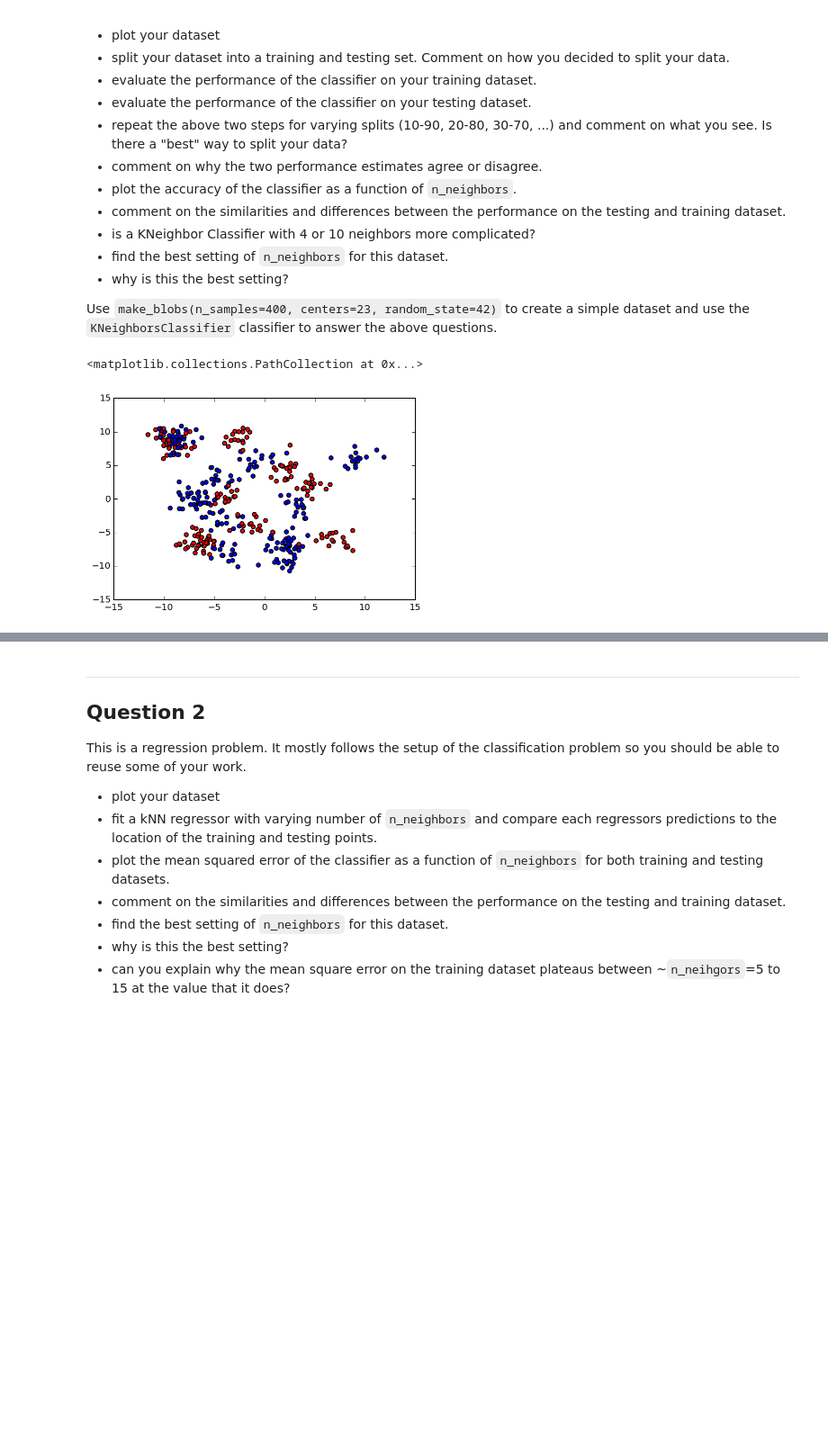
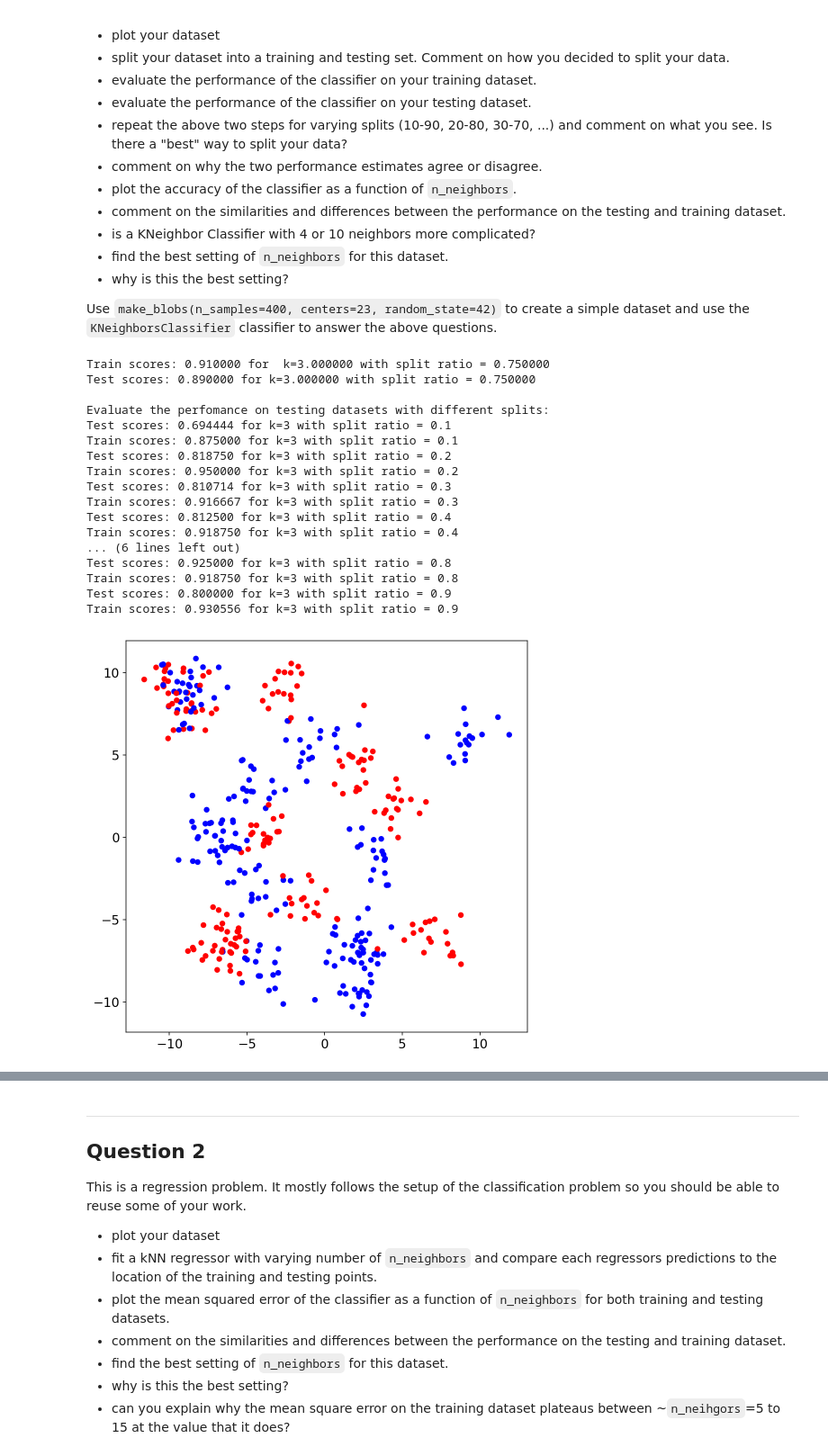
Before and after one commit to makarpov/advanced-computing-2018, a Jupyter notebook: material/lecture-01/exercise.ipynb, the cells around one changed output, grey strips where cells are left out. Shown: that part at 90% size. Cells and saved outputs as stored; diff of their text form; code cells hidden in the pictures; blank space fills up the shorter version.

```diff
--- a/material/lecture-01/exercise.ipynb
+++ b/material/lecture-01/exercise.ipynb
@@ -52,7 +52,7 @@ These are some useful default imports for plotting and [`numpy`](http://www.nump
 import numpy as np
 np.random.seed(123)
 import matplotlib.pyplot as plt
-plt.rcParams["figure.figsize"] = (8, 8)
+#plt.rcParams["figure.figsize"] = (6,6)
 plt.rcParams["font.size"] = 14
 from sklearn.utils import check_random_state
 # %% [markdown]
@@ -83,9 +84,66 @@ from sklearn.neighbors import KNeighborsClassifier
 labels = ["b", "r"]
 X, y = make_blobs(n_samples=400, centers=23, random_state=42)
 y = np.take(labels, (y < 10))
-# %%
-# Your solution
-plt.scatter(X[:, 0], X[:, 1], c=y)
-# %% [output]
-<matplotlib.collections.PathCollection at 0x...>
-[figure, removed]
+# %%
+# Your solution
+# ===============
+# imports:
+from sklearn.model_selection import train_test_split
+from sklearn.neighbors import KNeighborsClassifier
+
+
+# Plot the dataset
+plt.scatter(X[:, 0], X[:, 1], c=y, lw=0, s=40)
+
+# Split the dataset as 25-75:
+split = 0.75
+X_train,X_test, y_train,y_test = train_test_split(X, y, train_size= split)
+
+# Evaluate the perfomance on training and testeing datasets
+k = 3
+clf = KNeighborsClassifier(n_neighbors=k)
+clf.fit(X_train, y_train)
+train_scores = clf.score(X_train, y_train)
+test_scores = clf.score(X_test, y_test)
+
+print "Train scores: %f for  k=%f with split ratio = %f" % (train_scores,k,split)
+print "Test scores: %f for k=%f with split ratio = %f" % (test_scores,k,split)
+
+
+# Evaluate the perfomance on testing datasets with different splits:
+print "\nEvaluate the perfomance on testing datasets with different splits:"
+splits = [0.1, 0.2, 0.3, 0.4, 0.5, 0.6, 0.7, 0.8, 0.9]
+train_scores = []
+test_scores = []
+
+
+for i in range(len(splits)):
+    X_train,X_test, y_train,y_test = train_test_split(X, y, train_size = splits[i])
+    clf.fit(X_train, y_train)
+    train_scores.append(clf.score(X_train, y_train))
+    test_scores.append(clf.score(X_test, y_test))
+
+
+    print "Test scores: %f for k=%.0f with split ratio = %.1f" % (test_scores[i],k,splits[i])
+    print "Train scores: %f for k=%.0f with split ratio = %.1f" % (train_scores[i],k,splits[i])
+
+# comment: there is a best way to split the data with splitting ratio of 0.8
+# %% [output]
+Train scores: 0.910000 for  k=3.000000 with split ratio = 0.750000
+Test scores: 0.890000 for k=3.000000 with split ratio = 0.750000
+
+Evaluate the perfomance on testing datasets with different splits:
+Test scores: 0.694444 for k=3 with split ratio = 0.1
+Train scores: 0.875000 for k=3 with split ratio = 0.1
+Test scores: 0.818750 for k=3 with split ratio = 0.2
+Train scores: 0.950000 for k=3 with split ratio = 0.2
+Test scores: 0.810714 for k=3 with split ratio = 0.3
+Train scores: 0.916667 for k=3 with split ratio = 0.3
+Test scores: 0.812500 for k=3 with split ratio = 0.4
+Train scores: 0.918750 for k=3 with split ratio = 0.4
+... (6 lines left out)
+Test scores: 0.925000 for k=3 with split ratio = 0.8
+Train scores: 0.918750 for k=3 with split ratio = 0.8
+Test scores: 0.800000 for k=3 with split ratio = 0.9
+Train scores: 0.930556 for k=3 with split ratio = 0.9
+[figure, added]
```
Also changed, not shown: parts of 8 cells of this notebook.
